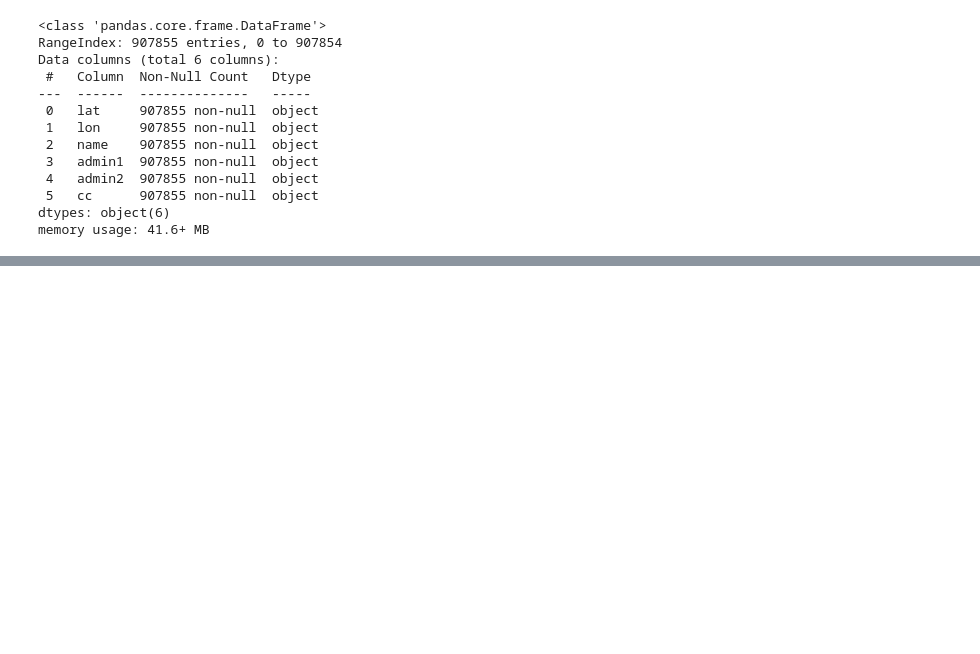
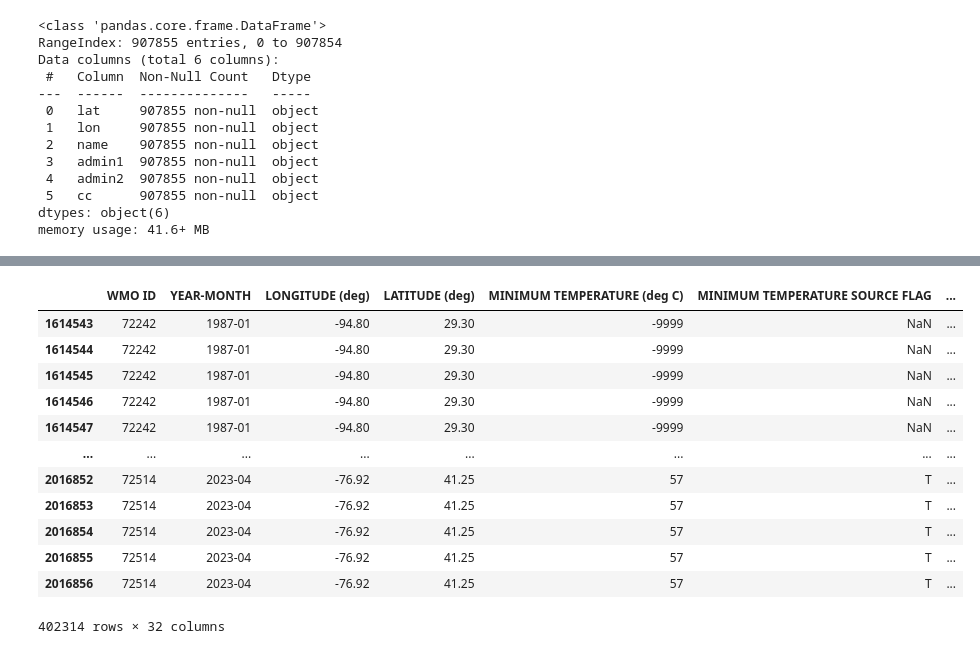
Before and after one commit to CaitlinC91/USDACENSUS_Capstone, a Jupyter notebook: notebooks/mcdw.ipynb, the cells around one changed output, grey strips where cells are left out. Cells and saved outputs as stored; diff of their text form; code cells hidden in the pictures; blank space fills up the shorter version.

```diff
--- a/notebooks/mcdw.ipynb
+++ b/notebooks/mcdw.ipynb
@@ -199,0 +207,17 @@ us_weather
+# %%
+us_weather = us_weather[us_weather['cc'] == 'US']
+us_weather
+# %% [output]
+|  | WMO ID | YEAR-MONTH | LONGITUDE (deg) | LATITUDE (deg) | MINIMUM TEMPERATURE (deg C) | MINIMUM TEMPERATURE SOURCE FLAG | ... |
+| 1614543 | 72242 | 1987-01 | -94.80 | 29.30 | -9999 | NaN | ... |
+| 1614544 | 72242 | 1987-01 | -94.80 | 29.30 | -9999 | NaN | ... |
+| 1614545 | 72242 | 1987-01 | -94.80 | 29.30 | -9999 | NaN | ... |
+| 1614546 | 72242 | 1987-01 | -94.80 | 29.30 | -9999 | NaN | ... |
+| 1614547 | 72242 | 1987-01 | -94.80 | 29.30 | -9999 | NaN | ... |
+| ... | ... | ... | ... | ... | ... | ... | ... |
+| 2016852 | 72514 | 2023-04 | -76.92 | 41.25 | 57 | T | ... |
+| 2016853 | 72514 | 2023-04 | -76.92 | 41.25 | 57 | T | ... |
+| 2016854 | 72514 | 2023-04 | -76.92 | 41.25 | 57 | T | ... |
+| 2016855 | 72514 | 2023-04 | -76.92 | 41.25 | 57 | T | ... |
+| 2016856 | 72514 | 2023-04 | -76.92 | 41.25 | 57 | T | ... |
+402314 rows × 32 columns
```
Also changed, not shown: parts of 5 cells of this notebook, 1 other file.
